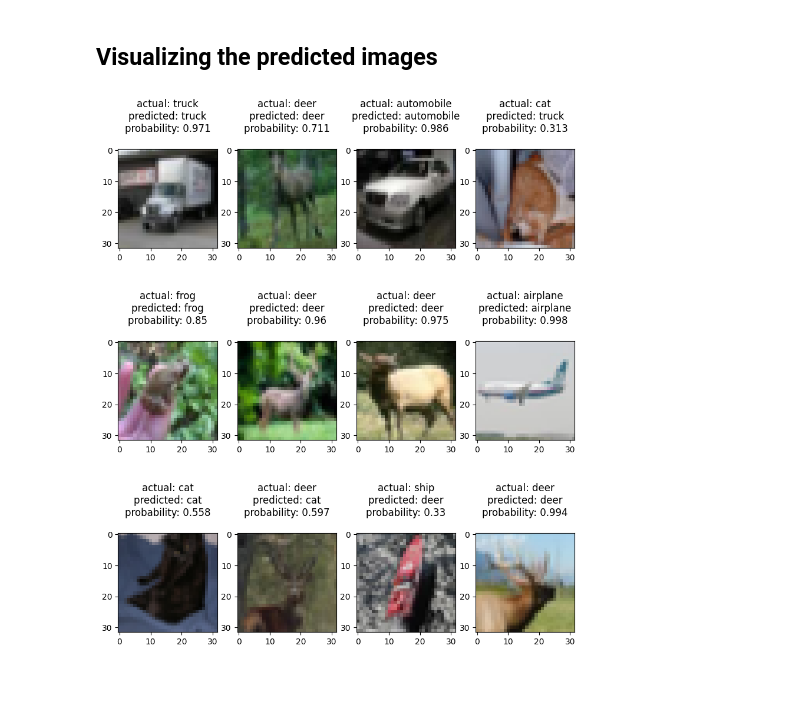
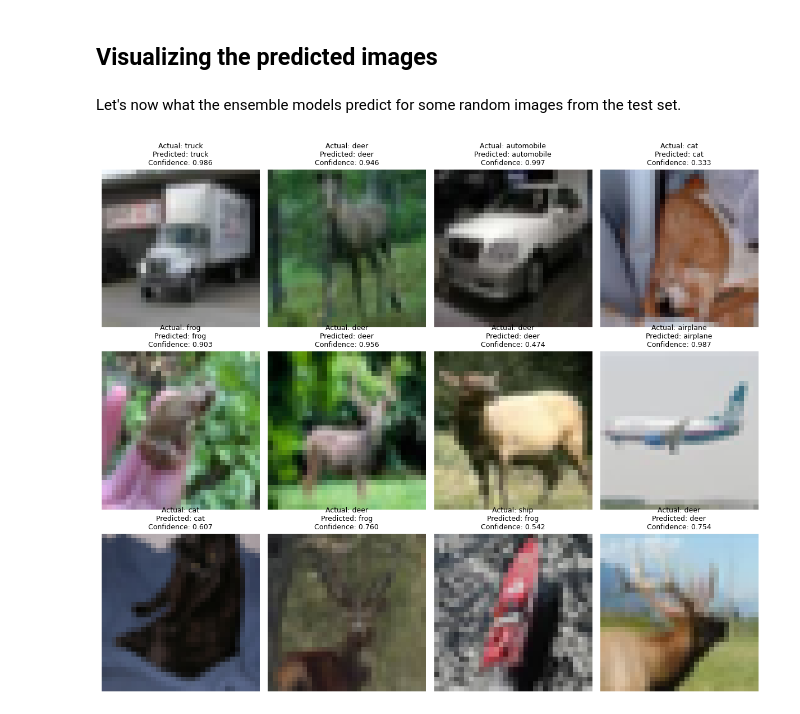
Before and after one commit to arashshams/Deep-Learning-CIFAR-Classifier, a Jupyter notebook: notebooks/CIFAR_10_Image_Classification.ipynb, the cells around one changed output. Saved outputs shown, nothing was run; the diff lists cells and outputs as text; code cells hidden in the pictures; blank space fills up the shorter version.

```diff
--- a/notebooks/CIFAR_10_Image_Classification.ipynb
+++ b/notebooks/CIFAR_10_Image_Classification.ipynb
@@ -285,7 +285,7 @@ Let's now train the model for **10** epoch, which is a full pass through of the
 history_1 = model_1.fit(
     train_ds,
     validation_data=val_ds,
-    epochs=10,
+    epochs=15,
     verbose=2
 )
 # %% [output]
@@ -438,7 +435,7 @@ model_2.compile(
 history_2 = model_2.fit(
     train_ds,
     validation_data=val_ds,
-    epochs=10,
+    epochs=15,
     verbose=2
 )
 # %% [output]
@@ -820,10 +850,16 @@ In this final model, in whcih I applied transfer learning using **VGG16** as the
 # %%
-# Making predictions on the test data
-y_pred_test = model_4.predict(x_test_normalized)
+# Making predictions on the test data using all four models
+pred1 = model_1.predict(test_ds)
+pred2 = model_2.predict(test_ds)
+pred3 = model_3.predict(test_ds)
+pred4 = model_4.predict(test_ds)
 
-# Converting probabilities to class labels
-y_pred_test_classes = np.argmax(y_pred_test, axis = 1)
+# Simple soft voting: averaging probability distributions
+final_proba = (pred1 + pred2 + pred3 + pred4) / 4.0
+
+# Converting probabilities to predicted class labels
+final_pred_classes = np.argmax(final_proba, axis=1)
 
 # Calculating the probability of the predicted class
-y_pred_test_max_probas = np.max(y_pred_test, axis = 1)
+final_pred_max_probas = np.max(final_proba, axis=1)
 # %% [output]
@@ -879,31 +924,34 @@ weighted avg       0.79      0.78      0.78     10000
 # %% [markdown]
 ## **Visualizing the predicted images**
+# %% [markdown]
+Let's now what the ensemble models predict for some random images from the test set.
 # %%
 rows = 3
-
 cols = 4
 
-fig = plt.figure(figsize = (10, 12))
+fig = plt.figure(figsize=(12, 10))
 
 for i in range(cols):
-
     for j in range(rows):
-
-        random_index = np.random.randint(0, len(y_test))
+        random_index = np.random.randint(0, len(y_test_flat))
 
         ax = fig.add_subplot(rows, cols, i * rows + j + 1)
+        ax.imshow(x_test[random_index])
 
-        ax.imshow(x_test[random_index, :])
+        # Ensemble predictions
+        pred_label = cifar10_classes[final_pred_classes[random_index]]
+        pred_proba = final_pred_max_probas[random_index]
 
-        pred_label = cifar10_classes[y_pred_test_classes[random_index]]
+        # True label
+        true_label = cifar10_classes[y_test_flat[random_index]]
 
-        pred_proba = y_pred_test_max_probas[random_index]
+        ax.set_title(
+            f"Actual: {true_label}\nPredicted: {pred_label}\nConfidence: {pred_proba:.3f}",
+            fontsize=9
+        )
+        ax.axis("off")
 
-        true_label = cifar10_classes[y_test[random_index, 0]]
-
-        ax.set_title("actual: {}\npredicted: {}\nprobability: {:.3}\n".format(
-               true_label, pred_label, pred_proba
-        ))
+plt.tight_layout()
 plt.show()
 # %% [output]
-[figure, old version]
+[figure, new version]
```
Also changed, not shown: parts of 30 cells of this notebook.
